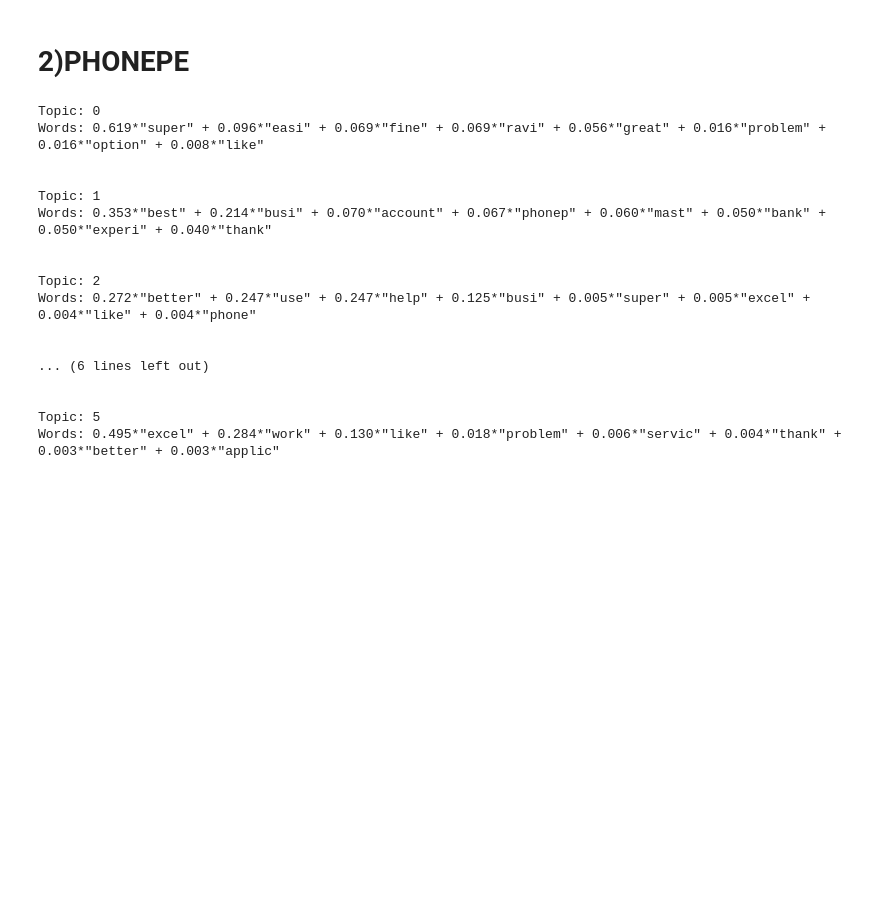
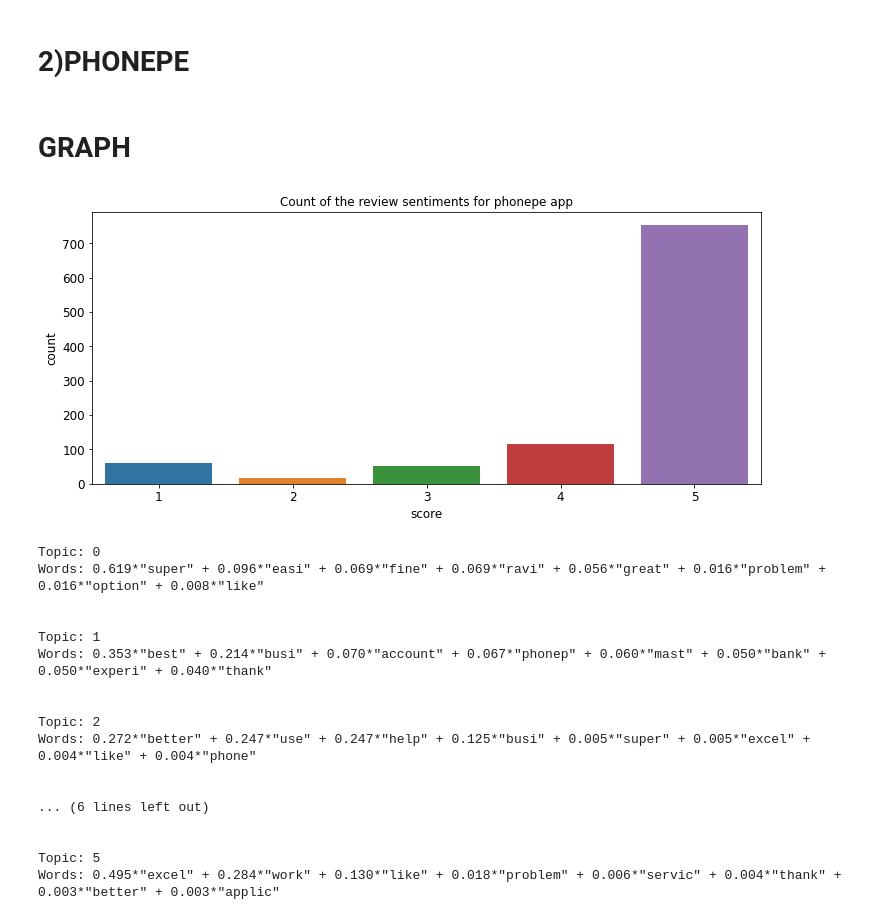
Before and after one commit to vedasam-ch15/Google-Play-Store-Data-Analysis, a Jupyter notebook: Topic_Modeling_apps.ipynb, the cells around one changed output. Drawn from its saved outputs; the diff is of its cells as text; code cells hidden in the pictures; blank space fills up the shorter version.

```diff
--- a/Topic_Modeling_apps.ipynb
+++ b/Topic_Modeling_apps.ipynb
@@ -233,6 +243,13 @@ Words: 0.294*"great" + 0.118*"amaz" + 0.093*"chat" + 0.085*"open" + 0.068*"kumar
 * Topic 6: Great app but problem opening a chat (technical)
 # %% [markdown]
 # **2)PHONEPE**
+# %% [markdown]
+# GRAPH
+# %%
+data = load_app_csv(appsnamelist[1])
+graph(appsnamelist[1], data)
+# %% [output]
+[figure, added]
 # %%
 lda(appsnamelist[1])
 # %% [output]
```
Also changed, not shown: parts of 65 cells of this notebook.
